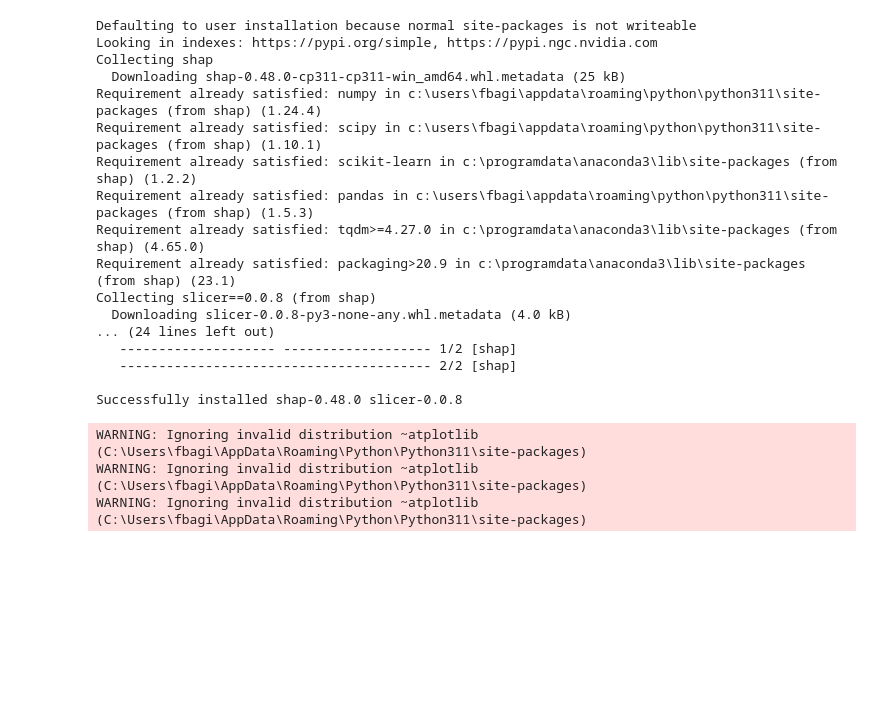
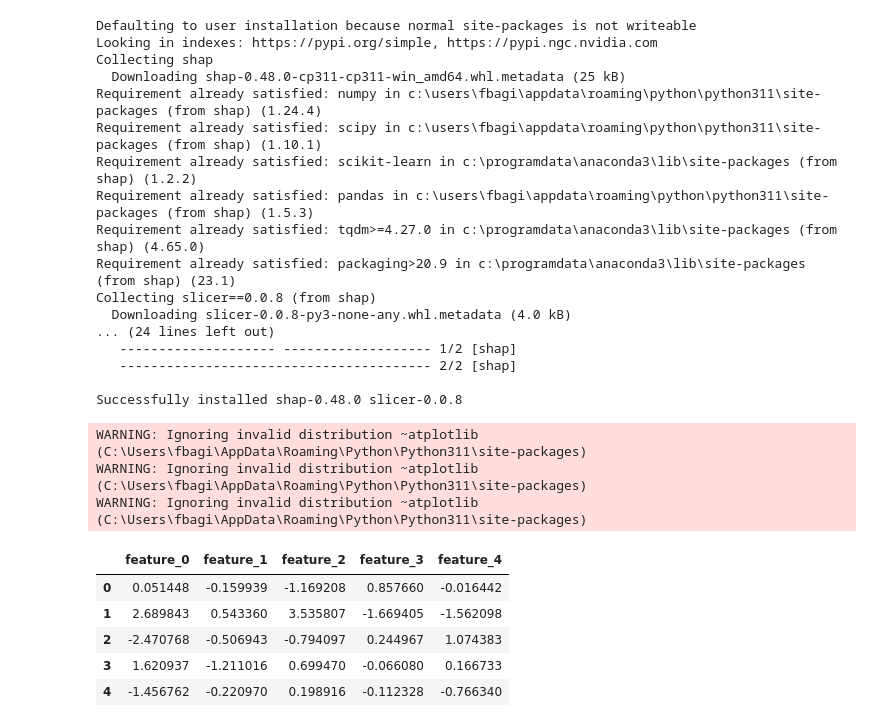
Before and after one commit to fbagirov/xai, a Jupyter notebook: xai_perturbation_shap_method.ipynb, the cells around one changed output. Drawn from its saved outputs; the diff is of its cells as text; code cells hidden in the pictures; blank space fills up the shorter version.

```diff
--- a/xai_perturbation_shap_method.ipynb
+++ b/xai_perturbation_shap_method.ipynb
@@ -31,0 +46,9 @@ WARNING: Ignoring invalid distribution ~atplotlib (C:\Users\fbagi\AppData\Roamin
+# %%
+X_df.head()
+# %% [output]
+|  | feature_0 | feature_1 | feature_2 | feature_3 | feature_4 |
+| 0 | 0.051448 | -0.159939 | -1.169208 | 0.857660 | -0.016442 |
+| 1 | 2.689843 | 0.543360 | 3.535807 | -1.669405 | -1.562098 |
+| 2 | -2.470768 | -0.506943 | -0.794097 | 0.244967 | 1.074383 |
+| 3 | 1.620937 | -1.211016 | 0.699470 | -0.066080 | 0.166733 |
+| 4 | -1.456762 | -0.220970 | 0.198916 | -0.112328 | -0.766340 |
```
Also changed, not shown: parts of 8 cells of this notebook.
